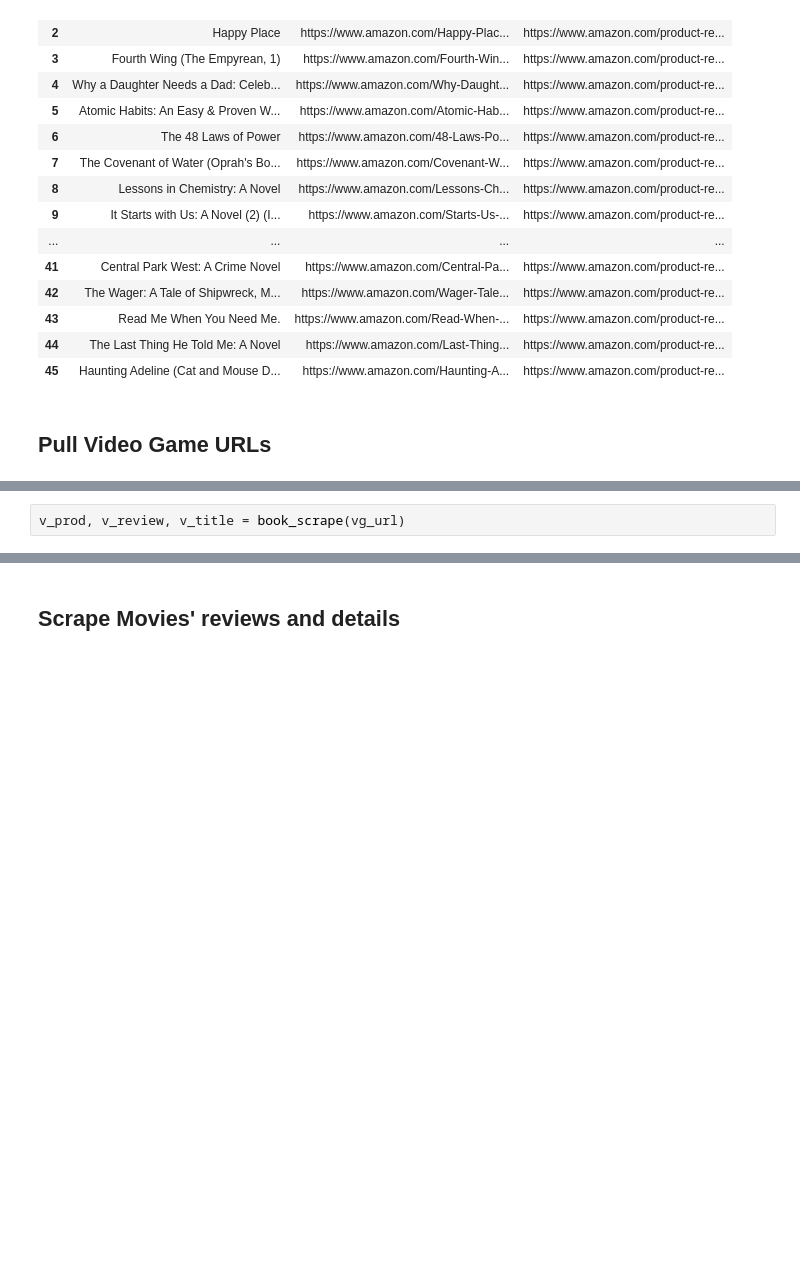
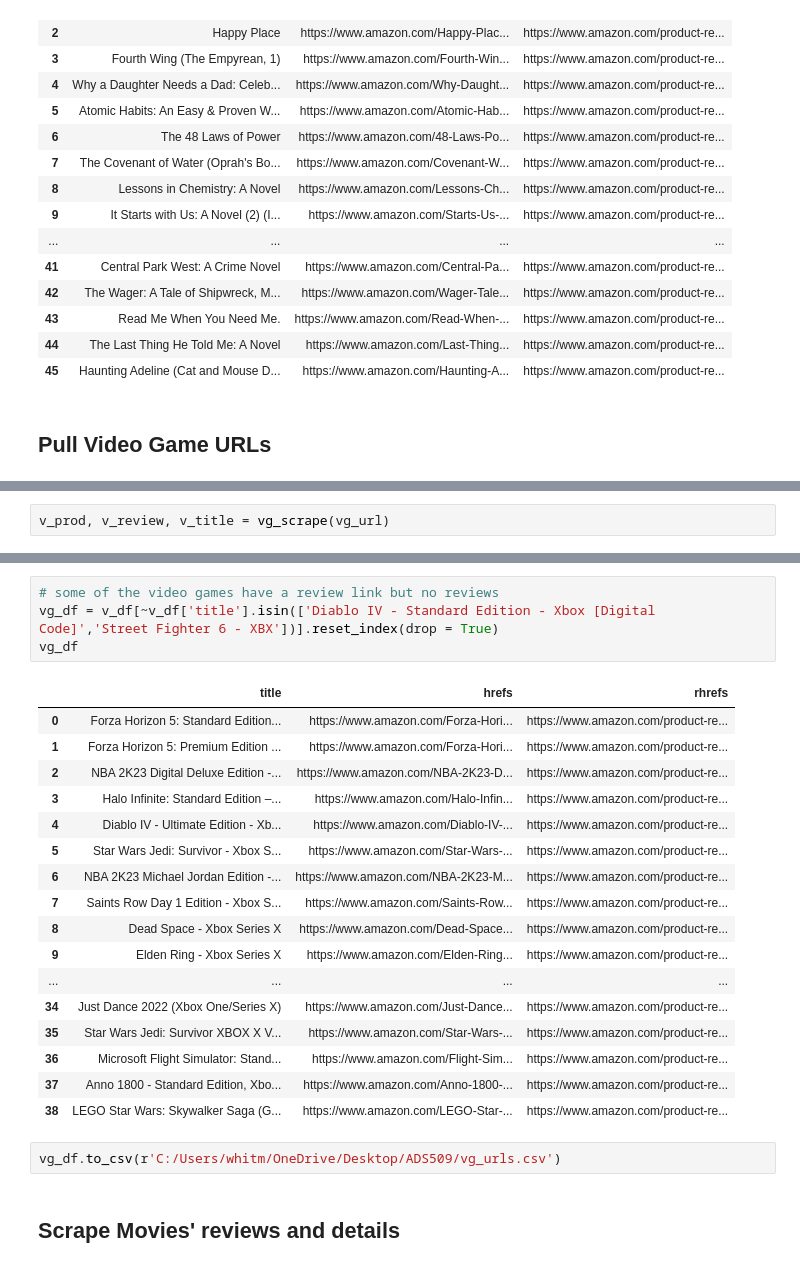
Before and after one commit to lanewhitmore/ads-509-final, a Jupyter notebook: finalproj.ipynb, the cells around one changed output, grey strips where cells are left out. Cells and saved outputs as stored; diff of their text form; blank space fills up the shorter version.

```diff
--- a/finalproj.ipynb
+++ b/finalproj.ipynb
@@ -309,3 +382,3 @@ b_df
 # %%
-v_prod, v_review, v_title = book_scrape(vg_url)
+v_prod, v_review, v_title = vg_scrape(vg_url)
 # %% [output]
@@ -329,3 +412,27 @@ Electronic Arts
+# %%
+# some of the video games have a review link but no reviews
+vg_df = v_df[~v_df['title'].isin(['Diablo IV - Standard Edition - Xbox [Digital Code]','Street Fighter 6 - XBX'])].reset_index(drop = True)
+vg_df
+# %% [output]
+|  | title | hrefs | rhrefs |
+| 0 | Forza Horizon 5: Standard Edition... | https://www.amazon.com/Forza-Hori... | https://www.amazon.com/product-re... |
+| 1 | Forza Horizon 5: Premium Edition ... | https://www.amazon.com/Forza-Hori... | https://www.amazon.com/product-re... |
+| 2 | NBA 2K23 Digital Deluxe Edition -... | https://www.amazon.com/NBA-2K23-D... | https://www.amazon.com/product-re... |
+| 3 | Halo Infinite: Standard Edition –... | https://www.amazon.com/Halo-Infin... | https://www.amazon.com/product-re... |
+| 4 | Diablo IV - Ultimate Edition - Xb... | https://www.amazon.com/Diablo-IV-... | https://www.amazon.com/product-re... |
+| 5 | Star Wars Jedi: Survivor - Xbox S... | https://www.amazon.com/Star-Wars-... | https://www.amazon.com/product-re... |
+| 6 | NBA 2K23 Michael Jordan Edition -... | https://www.amazon.com/NBA-2K23-M... | https://www.amazon.com/product-re... |
+| 7 | Saints Row Day 1 Edition - Xbox S... | https://www.amazon.com/Saints-Row... | https://www.amazon.com/product-re... |
+| 8 | Dead Space - Xbox Series X | https://www.amazon.com/Dead-Space... | https://www.amazon.com/product-re... |
+| 9 | Elden Ring - Xbox Series X | https://www.amazon.com/Elden-Ring... | https://www.amazon.com/product-re... |
+| ... | ... | ... | ... |
+| 34 | Just Dance 2022 (Xbox One/Series X) | https://www.amazon.com/Just-Dance... | https://www.amazon.com/product-re... |
+| 35 | Star Wars Jedi: Survivor XBOX X V... | https://www.amazon.com/Star-Wars-... | https://www.amazon.com/product-re... |
+| 36 | Microsoft Flight Simulator: Stand... | https://www.amazon.com/Flight-Sim... | https://www.amazon.com/product-re... |
+| 37 | Anno 1800 - Standard Edition, Xbo... | https://www.amazon.com/Anno-1800-... | https://www.amazon.com/product-re... |
+| 38 | LEGO Star Wars: Skywalker Saga (G... | https://www.amazon.com/LEGO-Star-... | https://www.amazon.com/product-re... |
+# %%
+vg_df.to_csv(r'C:/Users/whitm/OneDrive/Desktop/ADS509/vg_urls.csv')
 # %% [markdown]
 ## Scrape Movies' reviews and details
 # %%
```
Also changed, not shown: parts of 17 cells of this notebook.
